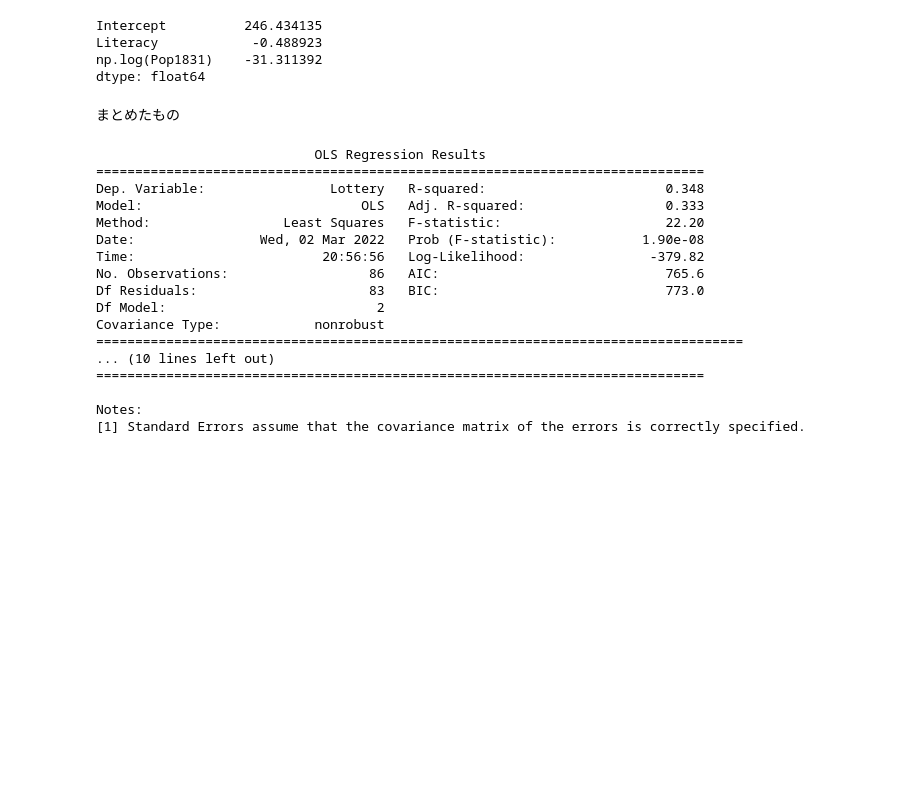
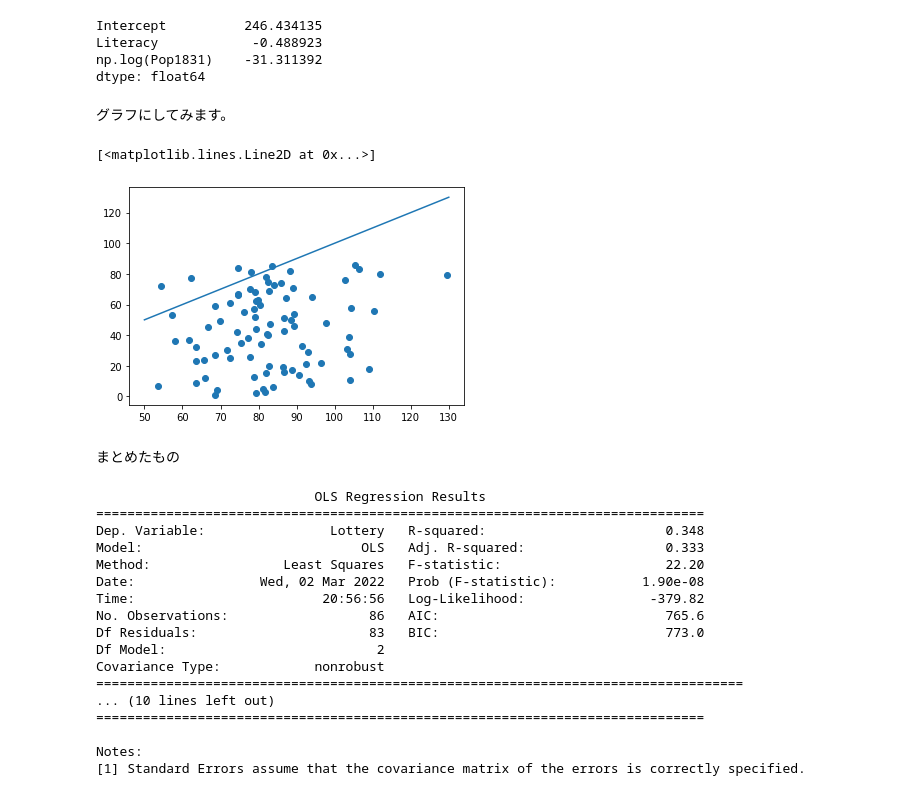
Before and after one commit to miwamasa/DataScience2022, a Jupyter notebook: notebooks/lecture5.ipynb, the cells around one changed output. Cells and saved outputs as stored; diff of their text form; code cells hidden in the pictures; blank space fills up the shorter version.

```diff
--- a/notebooks/lecture5.ipynb
+++ b/notebooks/lecture5.ipynb
@@ -66,6 +86,16 @@ Intercept          246.434135
 Literacy            -0.488923
 np.log(Pop1831)    -31.311392
 dtype: float64
+# %% [markdown]
+グラフにしてみます。
+# %%
+xdata= results.params['Intercept']+ dat['Literacy']+results.params['Literacy']*dat['Literacy']+results.params['np.log(Pop1831)']*np.log(dat['Pop1831'])
+plt.scatter(xdata, dat['Lottery'],)
+x=np.linspace(50,130,1000)
+plt.plot(x,x)
+# %% [output]
+[<matplotlib.lines.Line2D at 0x...>]
+[figure, added]
 # %% [markdown]
 まとめたもの
 # %%
```
Also changed, not shown: parts of 17 cells of this notebook, 1 other file.
